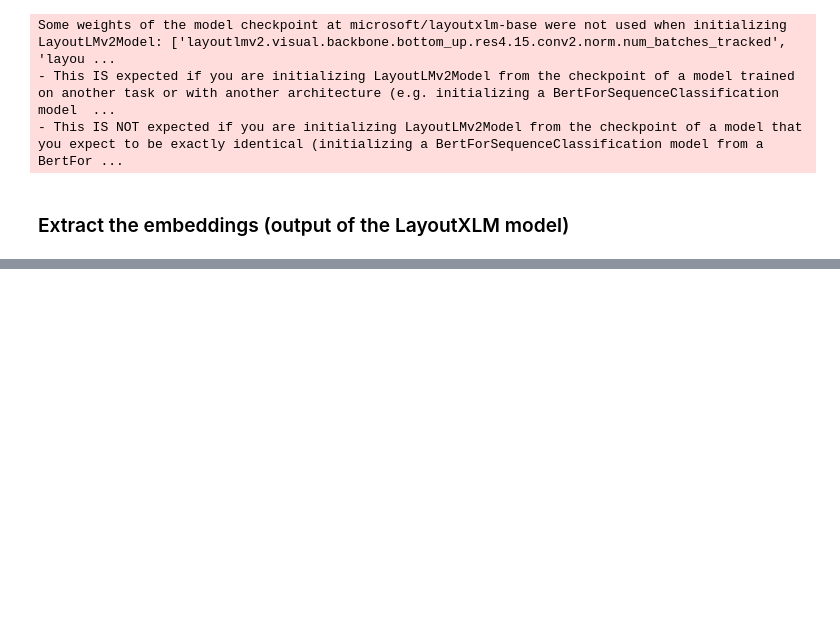
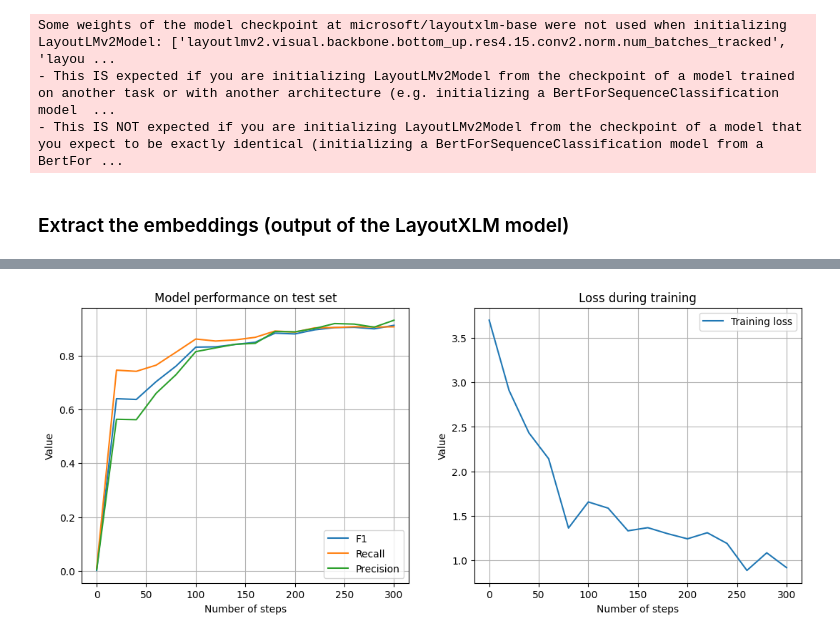
Before and after one commit to ihabram/thesis-masters, a Jupyter notebook: LayouXLM/XFUND/Custom/LayoutXLM_Custom.ipynb, the cells around one changed output, grey strips where cells are left out. Drawn from its saved outputs; the diff is of its cells as text; code cells hidden in the pictures; blank space fills up the shorter version.

Commit message:
Linear classifier + evaluation

```diff
--- a/LayouXLM/XFUND/Custom/LayoutXLM_Custom.ipynb
+++ b/LayouXLM/XFUND/Custom/LayoutXLM_Custom.ipynb
@@ -196,2 +226,0 @@ target = torch.tensor(target)
-# %%
-loss = criterion(classifier_output, target)
@@ -202,0 +227,16 @@ loss
+# %%
+performance = {
+    'train_loss': [],
+    'test_loss': [],
+    'precision': [],
+    'recall': [],
+    'f1': [],
+}
+
+w = torch.FloatTensor([0.1, 1, 1, 1, 1, 1, 1, 1, 1, 1,
+                       1, 1, 1, 1, 1, 1, 1, 1, 1, 1,
+                       1, 1, 1, 1, 1, 1, 1, 1, 1, 1,
+                       1, 1, 1, 1, 1])
+
+size_of_dataset = len(training_data['embeddings'])
+num_epochs = 2
@@ -202,0 +292,26 @@ loss
+# %%
+import matplotlib.pyplot as plt
+
+x_axis = np.arange(len(performance['f1']))*20
+
+fig, (ax1, ax2) = plt.subplots(1, 2, figsize=(13, 5))
+
+ax1.plot(x_axis, performance['f1'], label='F1')
+ax1.plot(x_axis, performance['recall'], label='Recall')
+ax1.plot(x_axis, performance['precision'], label='Precision')
+ax1.set_xlabel('Number of steps')
+ax1.set_ylabel('Value')
+ax1.set_title('Model performance on test set')
+ax1.grid()
+ax1.legend(loc=4)
+
+ax2.plot(x_axis, performance['train_loss'], label='Training loss')
+ax2.set_xlabel('Number of steps')
+ax2.set_ylabel('Value')
+ax2.set_title('Loss during training')
+ax2.grid()
+ax2.legend(loc=1)
+
+plt.show()
+# %% [output]
+[figure, added]
```
Also changed, not shown: parts of 26 cells of this notebook, 1 other file.
